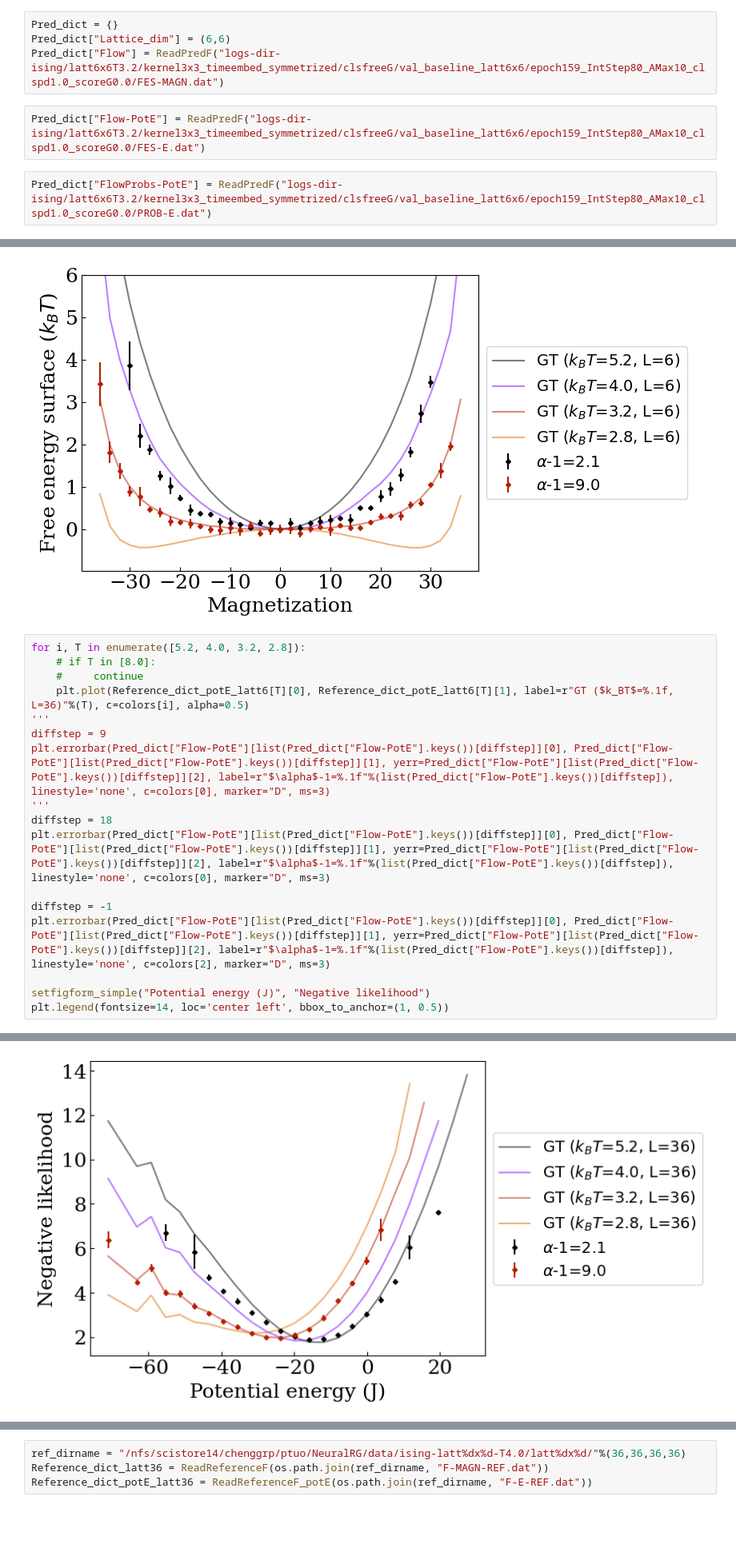
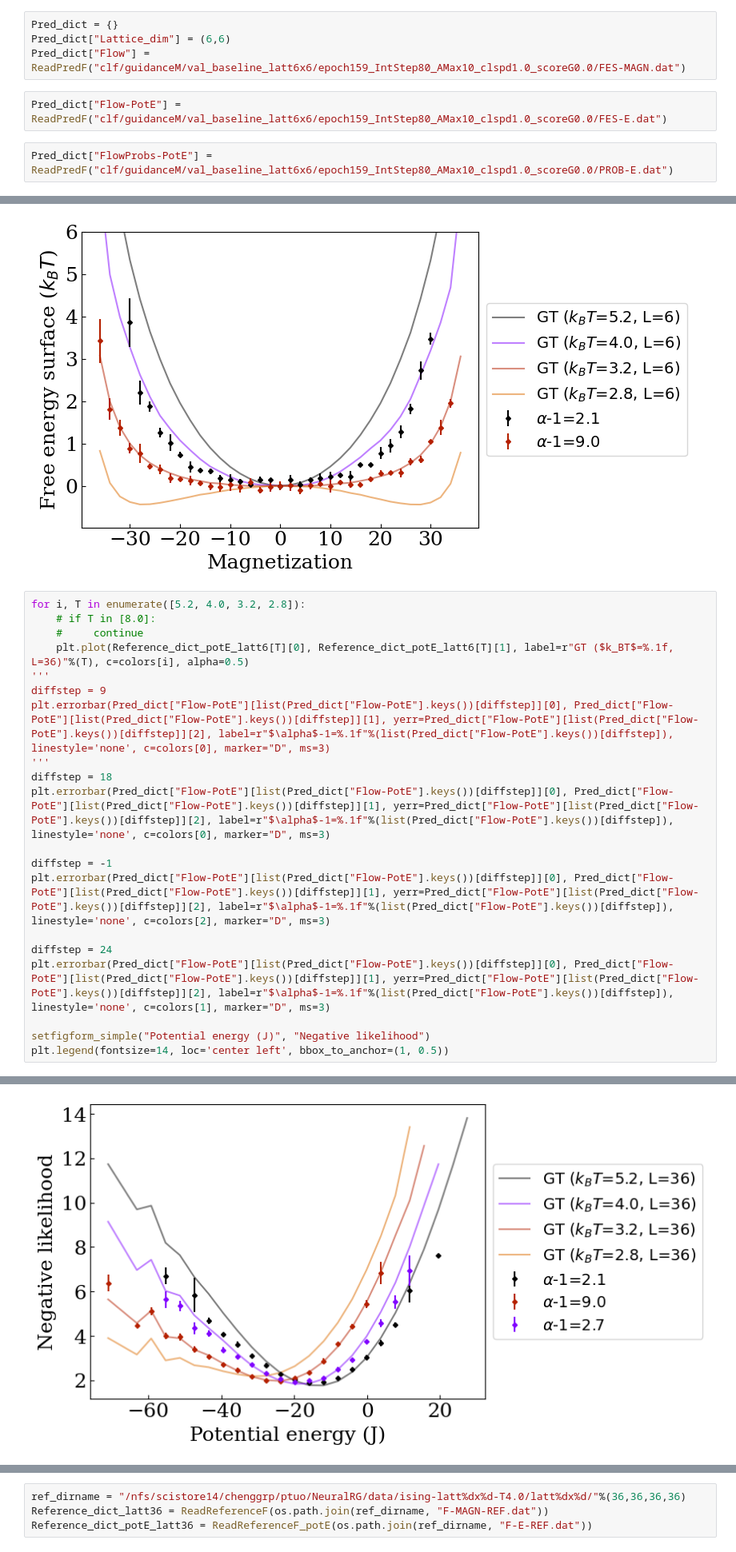
Before and after one commit to tuoping/alchemicalFES, a Jupyter notebook: src/figs/makefig-uncondflow.ipynb, the cells around one changed output, grey strips where cells are left out. Shown at 80% size. Saved outputs shown, nothing was run; the diff lists cells and outputs as text; blank space fills up the shorter version.

```diff
--- a/src/figs/makefig-uncondflow.ipynb
+++ b/src/figs/makefig-uncondflow.ipynb
@@ -125,11 +125,11 @@ Pred_dict_withconditions_L36 = []
 # %%
 Pred_dict = {}
 Pred_dict["Lattice_dim"] = (6,6)
-Pred_dict["Flow"] = ReadPredF("logs-dir-ising/latt6x6T3.2/kernel3x3_timeembed_symmetrized/clsfreeG/val_baseline_latt6x6/epoch159_IntStep80_AMax10_clspd1.0_scoreG0.0/FES-MAGN.dat")
+Pred_dict["Flow"] = ReadPredF("clf/guidanceM/val_baseline_latt6x6/epoch159_IntStep80_AMax10_clspd1.0_scoreG0.0/FES-MAGN.dat")
 # %%
-Pred_dict["Flow-PotE"] = ReadPredF("logs-dir-ising/latt6x6T3.2/kernel3x3_timeembed_symmetrized/clsfreeG/val_baseline_latt6x6/epoch159_IntStep80_AMax10_clspd1.0_scoreG0.0/FES-E.dat")
+Pred_dict["Flow-PotE"] = ReadPredF("clf/guidanceM/val_baseline_latt6x6/epoch159_IntStep80_AMax10_clspd1.0_scoreG0.0/FES-E.dat")
 # %%
-Pred_dict["FlowProbs-PotE"] = ReadPredF("logs-dir-ising/latt6x6T3.2/kernel3x3_timeembed_symmetrized/clsfreeG/val_baseline_latt6x6/epoch159_IntStep80_AMax10_clspd1.0_scoreG0.0/PROB-E.dat")
+Pred_dict["FlowProbs-PotE"] = ReadPredF("clf/guidanceM/val_baseline_latt6x6/epoch159_IntStep80_AMax10_clspd1.0_scoreG0.0/PROB-E.dat")
 # %%
 # prop_cycle = plt.rcParams['axes.prop_cycle']
 # colors = prop_cycle.by_key()['color']
@@ -164,23 +164,26 @@ plt.legend(fontsize=14, loc='center left', bbox_to_anchor=(1, 0.5))
 # %%
 for i, T in enumerate([5.2, 4.0, 3.2, 2.8]):
     # if T in [8.0]:
     #     continue
     plt.plot(Reference_dict_potE_latt6[T][0], Reference_dict_potE_latt6[T][1], label=r"GT ($k_BT$=%.1f, L=36)"%(T), c=colors[i], alpha=0.5)
 '''
 diffstep = 9
 plt.errorbar(Pred_dict["Flow-PotE"][list(Pred_dict["Flow-PotE"].keys())[diffstep]][0], Pred_dict["Flow-PotE"][list(Pred_dict["Flow-PotE"].keys())[diffstep]][1], yerr=Pred_dict["Flow-PotE"][list(Pred_dict["Flow-PotE"].keys())[diffstep]][2], label=r"$\alpha$-1=%.1f"%(list(Pred_dict["Flow-PotE"].keys())[diffstep]), linestyle='none', c=colors[0], marker="D", ms=3)
 '''
 diffstep = 18
 plt.errorbar(Pred_dict["Flow-PotE"][list(Pred_dict["Flow-PotE"].keys())[diffstep]][0], Pred_dict["Flow-PotE"][list(Pred_dict["Flow-PotE"].keys())[diffstep]][1], yerr=Pred_dict["Flow-PotE"][list(Pred_dict["Flow-PotE"].keys())[diffstep]][2], label=r"$\alpha$-1=%.1f"%(list(Pred_dict["Flow-PotE"].keys())[diffstep]), linestyle='none', c=colors[0], marker="D", ms=3)
 
 diffstep = -1
 plt.errorbar(Pred_dict["Flow-PotE"][list(Pred_dict["Flow-PotE"].keys())[diffstep]][0], Pred_dict["Flow-PotE"][list(Pred_dict["Flow-PotE"].keys())[diffstep]][1], yerr=Pred_dict["Flow-PotE"][list(Pred_dict["Flow-PotE"].keys())[diffstep]][2], label=r"$\alpha$-1=%.1f"%(list(Pred_dict["Flow-PotE"].keys())[diffstep]), linestyle='none', c=colors[2], marker="D", ms=3)
 
+diffstep = 24
+plt.errorbar(Pred_dict["Flow-PotE"][list(Pred_dict["Flow-PotE"].keys())[diffstep]][0], Pred_dict["Flow-PotE"][list(Pred_dict["Flow-PotE"].keys())[diffstep]][1], yerr=Pred_dict["Flow-PotE"][list(Pred_dict["Flow-PotE"].keys())[diffstep]][2], label=r"$\alpha$-1=%.1f"%(list(Pred_dict["Flow-PotE"].keys())[diffstep]), linestyle='none', c=colors[1], marker="D", ms=3)
+
 setfigform_simple("Potential energy (J)", "Negative likelihood")
 plt.legend(fontsize=14, loc='center left', bbox_to_anchor=(1, 0.5))
 # %% [output]
 <matplotlib.legend.Legend at 0x...>
-[figure, old version]
+[figure, new version]
 # %%
 Pred_dict["FlowExpectations-PotE"] = []
 for diffstep in range(80):
```
Also changed, not shown: parts of 23 cells of this notebook, 1 other file.
